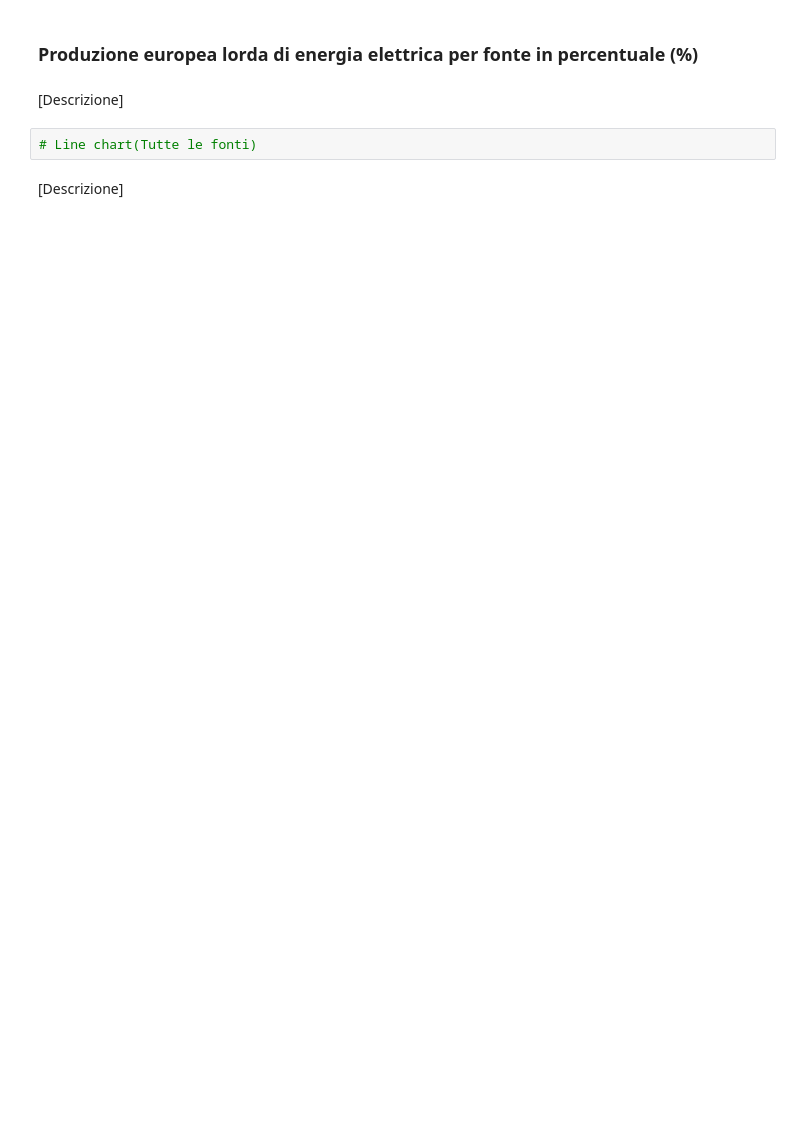
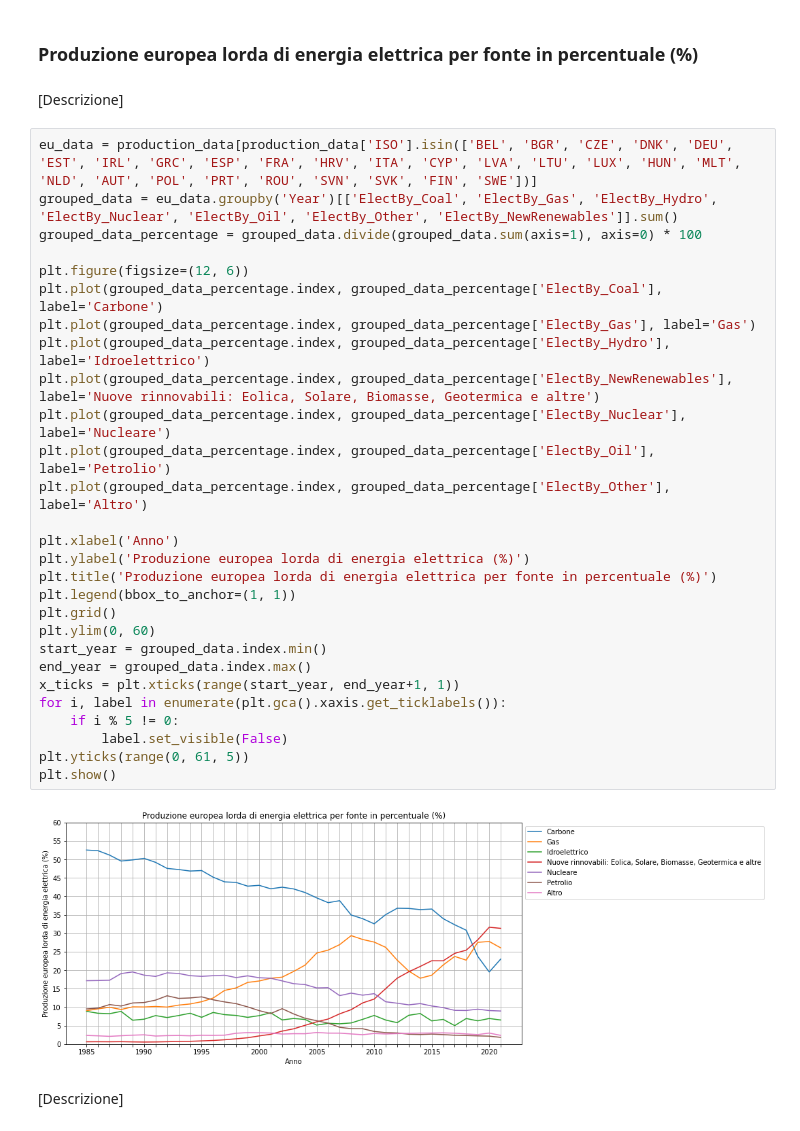
Before and after one commit to mattiamendicino/progetto-scivis, a Jupyter notebook: codice.ipynb, the cells around one changed output. Cells and saved outputs as stored; diff of their text form; blank space fills up the shorter version.

```diff
--- a/codice.ipynb
+++ b/codice.ipynb
@@ -253,7 +285,35 @@ plt.show()
 # %% [markdown]
 [Descrizione]
 # %%
-# Line chart(Tutte le fonti)
+eu_data = production_data[production_data['ISO'].isin(['BEL', 'BGR', 'CZE', 'DNK', 'DEU', 'EST', 'IRL', 'GRC', 'ESP', 'FRA', 'HRV', 'ITA', 'CYP', 'LVA', 'LTU', 'LUX', 'HUN', 'MLT', 'NLD', 'AUT', 'POL', 'PRT', 'ROU', 'SVN', 'SVK', 'FIN', 'SWE'])]
+grouped_data = eu_data.groupby('Year')[['ElectBy_Coal', 'ElectBy_Gas', 'ElectBy_Hydro', 'ElectBy_Nuclear', 'ElectBy_Oil', 'ElectBy_Other', 'ElectBy_NewRenewables']].sum()
+grouped_data_percentage = grouped_data.divide(grouped_data.sum(axis=1), axis=0) * 100
+
+plt.figure(figsize=(12, 6))
+plt.plot(grouped_data_percentage.index, grouped_data_percentage['ElectBy_Coal'], label='Carbone')
+plt.plot(grouped_data_percentage.index, grouped_data_percentage['ElectBy_Gas'], label='Gas')
+plt.plot(grouped_data_percentage.index, grouped_data_percentage['ElectBy_Hydro'], label='Idroelettrico')
+plt.plot(grouped_data_percentage.index, grouped_data_percentage['ElectBy_NewRenewables'], label='Nuove rinnovabili: Eolica, Solare, Biomasse, Geotermica e altre')
+plt.plot(grouped_data_percentage.index, grouped_data_percentage['ElectBy_Nuclear'], label='Nucleare')
+plt.plot(grouped_data_percentage.index, grouped_data_percentage['ElectBy_Oil'], label='Petrolio')
+plt.plot(grouped_data_percentage.index, grouped_data_percentage['ElectBy_Other'], label='Altro')
+
+plt.xlabel('Anno')
+plt.ylabel('Produzione europea lorda di energia elettrica (%)')
+plt.title('Produzione europea lorda di energia elettrica per fonte in percentuale (%)')
+plt.legend(bbox_to_anchor=(1, 1))
+plt.grid()
+plt.ylim(0, 60)
+start_year = grouped_data.index.min()
+end_year = grouped_data.index.max()
+x_ticks = plt.xticks(range(start_year, end_year+1, 1))
+for i, label in enumerate(plt.gca().xaxis.get_ticklabels()):
+    if i % 5 != 0:
+        label.set_visible(False)
+plt.yticks(range(0, 61, 5))
+plt.show()
+# %% [output]
+[figure, added]
 # %% [markdown]
 [Descrizione]
 # %%
```
Also changed, not shown: parts of 10 cells of this notebook.
